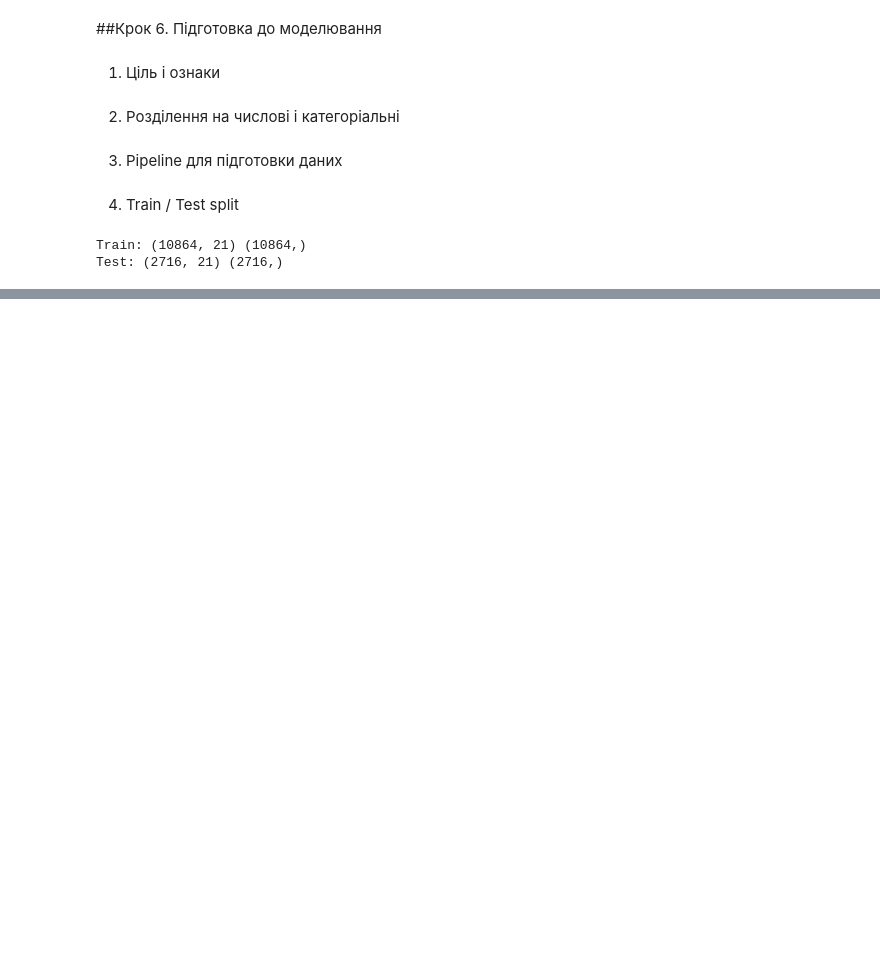
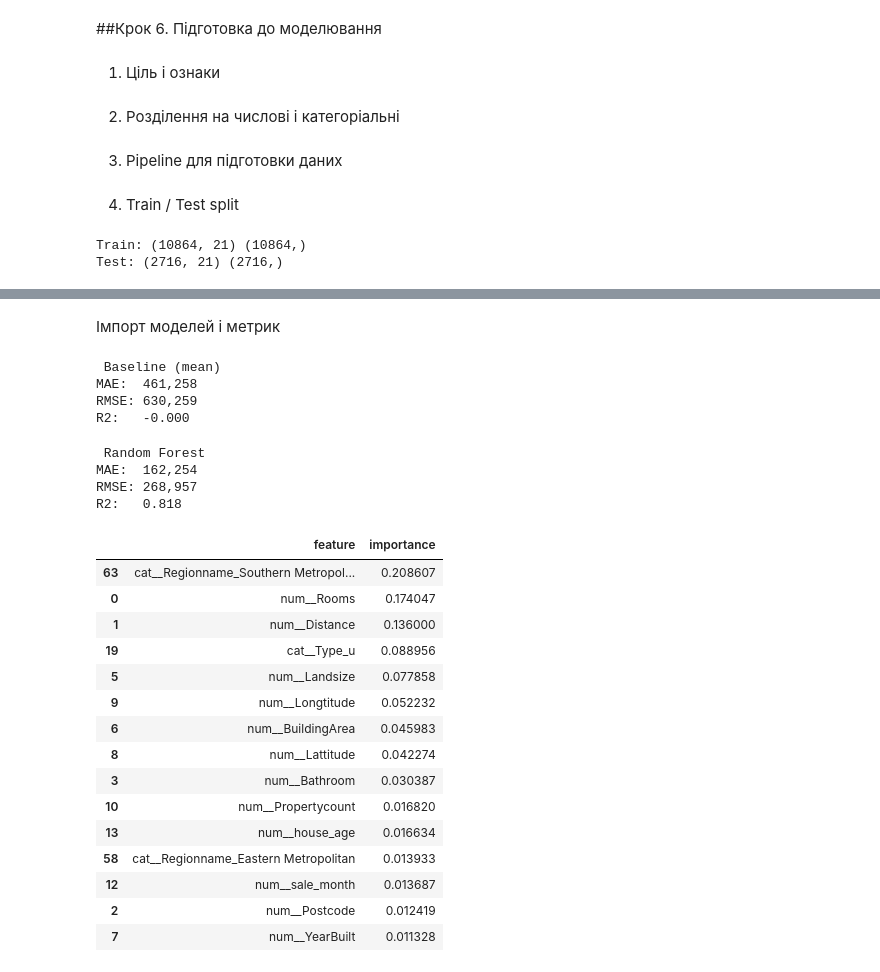
Before and after one commit to Wilson1994/melbourne-housing, a Jupyter notebook: notebooks/melbourne_housing.ipynb, the cells around one changed output, grey strips where cells are left out. Saved outputs shown, nothing was run; the diff lists cells and outputs as text; code cells hidden in the pictures; blank space fills up the shorter version.

```diff
--- a/notebooks/melbourne_housing.ipynb
+++ b/notebooks/melbourne_housing.ipynb
@@ -291,0 +294,2 @@ Test: (2716, 21) (2716,)
+# %% [markdown]
+Імпорт моделей і метрик
@@ -291,0 +303,70 @@ Test: (2716, 21) (2716,)
+# %%
+def evaluate(model, name):
+    pipe = Pipeline([
+        ("prep", preprocess),
+        ("model", model)
+    ])
+
+    pipe.fit(X_train, y_train)
+    pred = pipe.predict(X_test)
+
+    mae = mean_absolute_error(y_test, pred)
+    rmse = np.sqrt(mean_squared_error(y_test, pred))
+    r2 = r2_score(y_test, pred)
+
+    print(f"\n {name}")
+    print(f"MAE:  {mae:,.0f}")
+    print(f"RMSE: {rmse:,.0f}")
+    print(f"R2:   {r2:.3f}")
+
+    return pipe
+# %%
+dummy = evaluate(DummyRegressor(strategy="mean"), "Baseline (mean)")
+# %% [output]
+ Baseline (mean)
+MAE:  461,258
+RMSE: 630,259
+R2:   -0.000
+# %%
+rf_model = evaluate(
+    RandomForestRegressor(
+        n_estimators=200,
+        random_state=RANDOM_STATE
+    ),
+    "Random Forest"
+)
+# %% [output]
+ Random Forest
+MAE:  162,254
+RMSE: 268,957
+R2:   0.818
+# %%
+feature_names = rf_model.named_steps["prep"].get_feature_names_out()
+
+importances = rf_model.named_steps["model"].feature_importances_
+
+feat_imp = pd.DataFrame({
+    "feature": feature_names,
+    "importance": importances
+})
+
+feat_imp = feat_imp.sort_values("importance", ascending=False)
+
+feat_imp.head(15)
+# %% [output]
+|  | feature | importance |
+| 63 | cat__Regionname_Southern Metropol... | 0.208607 |
+| 0 | num__Rooms | 0.174047 |
+| 1 | num__Distance | 0.136000 |
+| 19 | cat__Type_u | 0.088956 |
+| 5 | num__Landsize | 0.077858 |
+| 9 | num__Longtitude | 0.052232 |
+| 6 | num__BuildingArea | 0.045983 |
+| 8 | num__Lattitude | 0.042274 |
+| 3 | num__Bathroom | 0.030387 |
+| 10 | num__Propertycount | 0.016820 |
+| 13 | num__house_age | 0.016634 |
+| 58 | cat__Regionname_Eastern Metropolitan | 0.013933 |
+| 12 | num__sale_month | 0.013687 |
+| 2 | num__Postcode | 0.012419 |
+| 7 | num__YearBuilt | 0.011328 |
```
Also changed, not shown: parts of 3 cells of this notebook.
